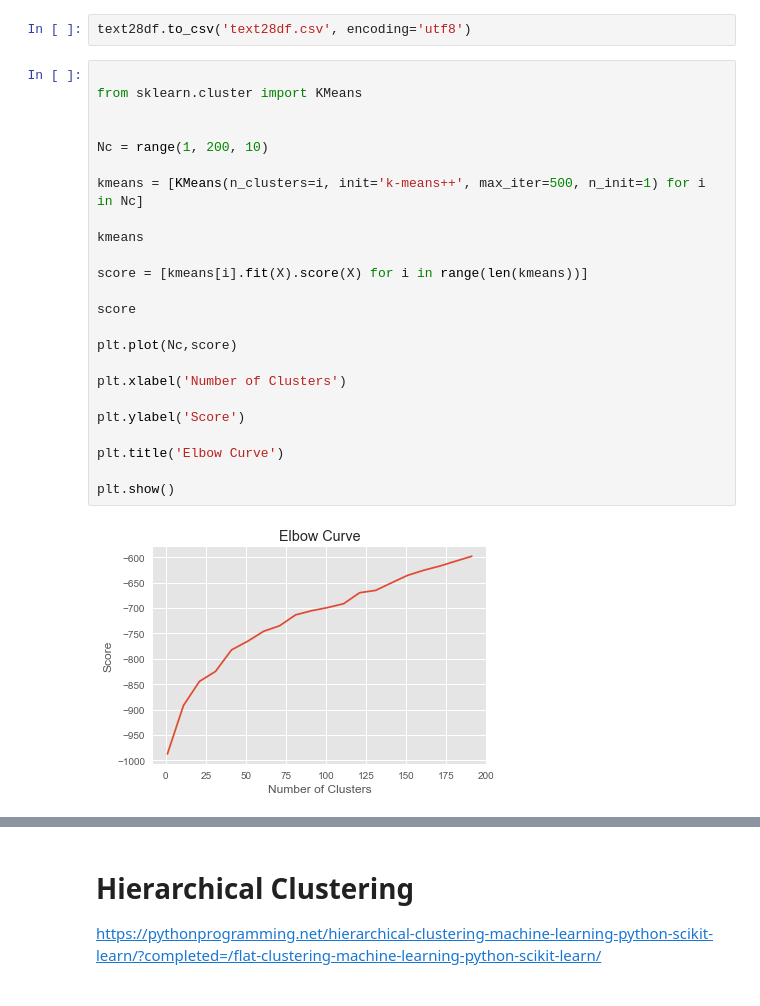
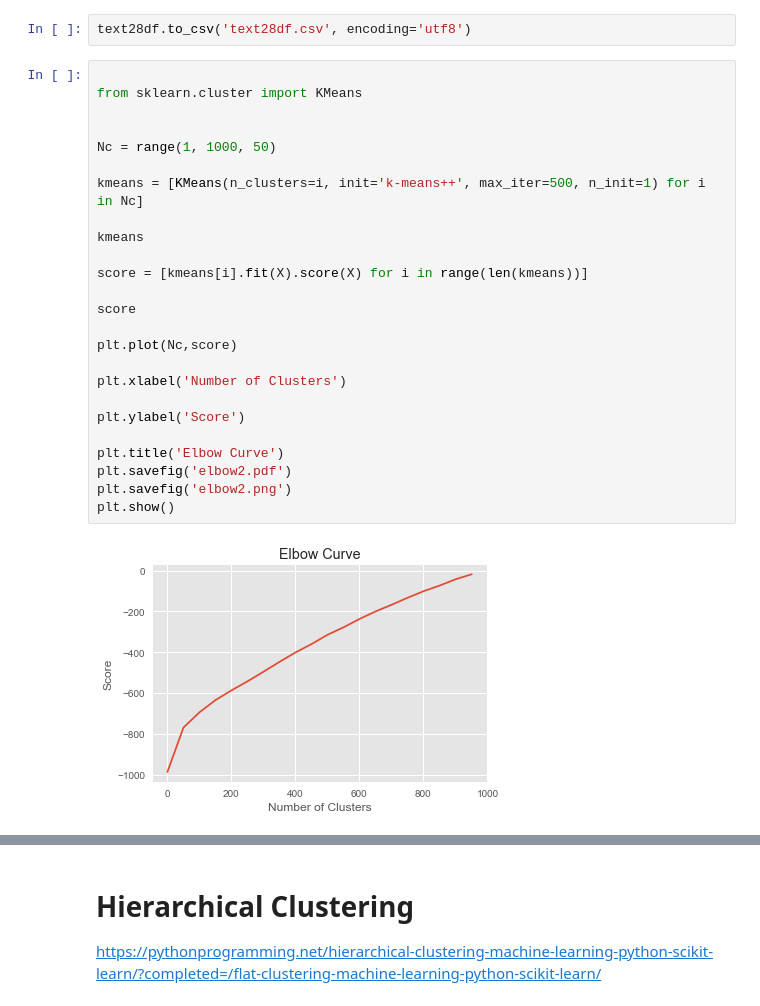
Before and after one commit to pmanlukas/thesisdata, a Jupyter notebook: clustering.ipynb, the cells around one changed output, grey strips where cells are left out. Cells and saved outputs as stored; diff of their text form.

Commit message:
bugfix saved plots

```diff
--- a/clustering.ipynb
+++ b/clustering.ipynb
@@ -501,26 +494,27 @@ text28df.to_csv('text28df.csv', encoding='utf8')
 # %%
 
 from sklearn.cluster import KMeans
 
 
-Nc = range(1, 200, 10)
+Nc = range(1, 1000, 50)
 
 kmeans = [KMeans(n_clusters=i, init='k-means++', max_iter=500, n_init=1) for i in Nc]
 
 kmeans
 
 score = [kmeans[i].fit(X).score(X) for i in range(len(kmeans))]
 
 score
 
 plt.plot(Nc,score)
 
 plt.xlabel('Number of Clusters')
 
 plt.ylabel('Score')
 
 plt.title('Elbow Curve')
-
+plt.savefig('elbow2.pdf')
+plt.savefig('elbow2.png')
 plt.show()
 # %% [output]
-[figure, old version]
+[figure, new version]
```
Also changed, not shown: parts of 15 cells of this notebook, 19 other files.
